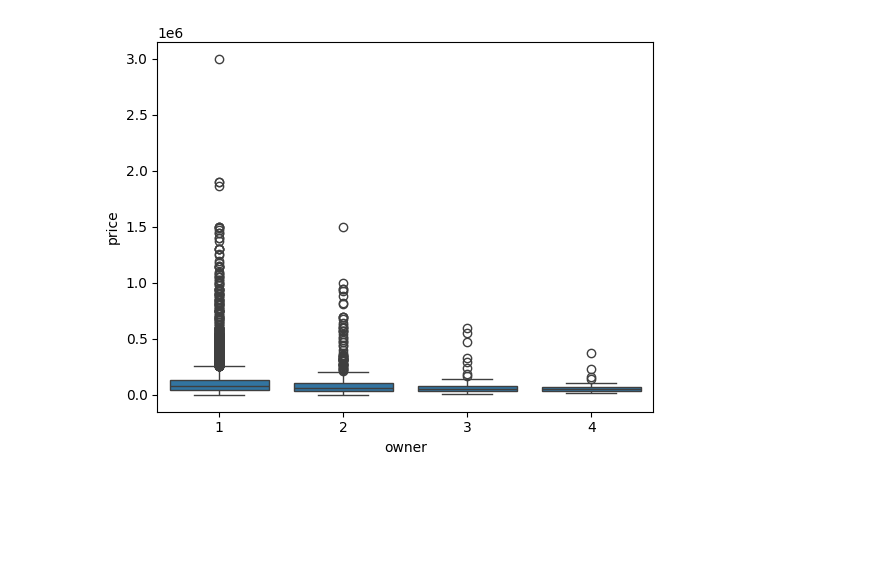
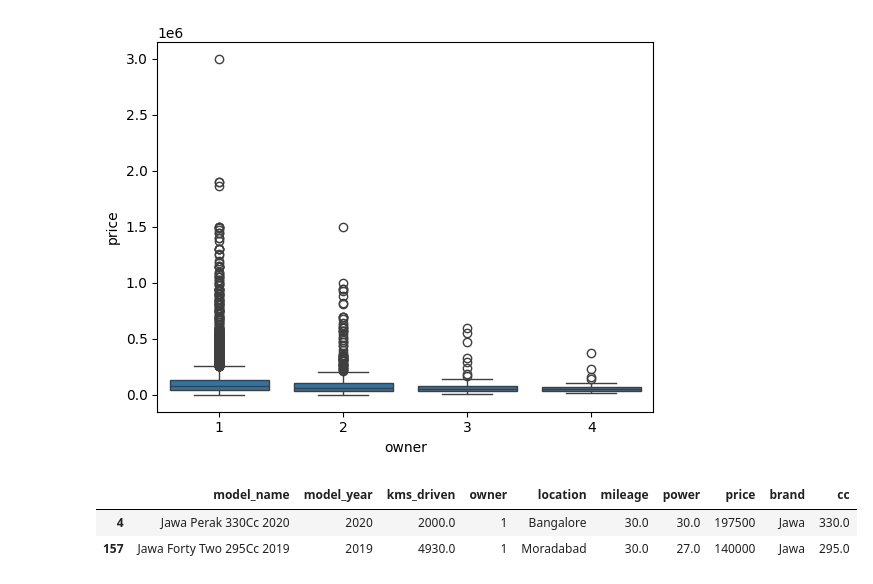
Before and after one commit to sushantkas/Pr-2-used-bikes, a Jupyter notebook: EDA.ipynb, the cells around one changed output. Cells and saved outputs as stored; diff of their text form; code cells hidden in the pictures; blank space fills up the shorter version.

```diff
--- a/EDA.ipynb
+++ b/EDA.ipynb
@@ -1049,3 +1047,11 @@ sns.boxplot(x="owner", y="price", data=bikes);
 plt.show();
 # %% [output]
 [figure]
+# %%
+from preprocessing_d import BikePreprocess
+bikes2=BikePreprocess(pd.read_csv('bikes.csv')).preprocess_dataset()
+bikes2[bikes2["brand"] == "Jawa"].head(2)
+# %% [output]
+|  | model_name | model_year | kms_driven | owner | location | mileage | power | price | brand | cc |
+| 4 | Jawa Perak 330Cc 2020 | 2020 | 2000.0 | 1 | Bangalore | 30.0 | 30.0 | 197500 | Jawa | 330.0 |
+| 157 | Jawa Forty Two 295Cc 2019 | 2019 | 4930.0 | 1 | Moradabad | 30.0 | 27.0 | 140000 | Jawa | 295.0 |
```
Also changed, not shown: parts of 1 cell of this notebook, 2 other files.
